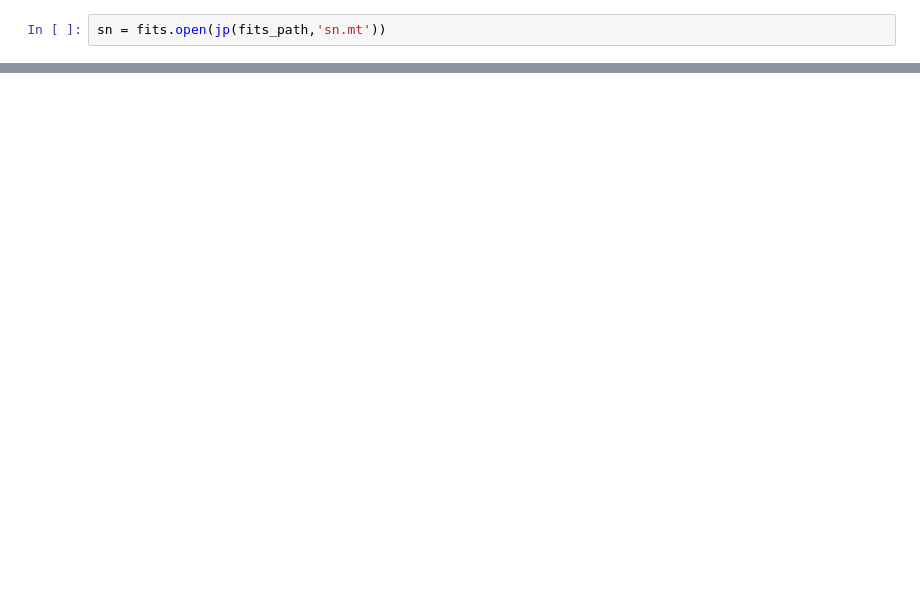
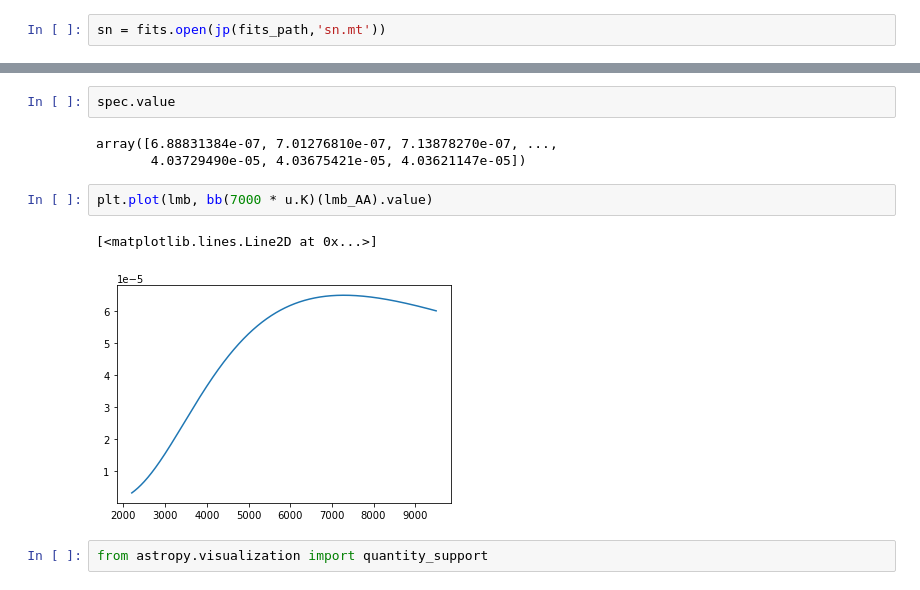
Before and after one commit to mlincett/sn1987a-spectroscopy, a Jupyter notebook: notebooks/SN1987A.ipynb, the cells around one changed output, grey strips where cells are left out. Cells and saved outputs as stored; diff of their text form; blank space fills up the shorter version.

```diff
--- a/notebooks/SN1987A.ipynb
+++ b/notebooks/SN1987A.ipynb
@@ -27,0 +90,12 @@ No.    Name      Ver    Type      Cards   Dimensions   Format
+# %%
+spec.value
+# %% [output]
+array([6.88831384e-07, 7.01276810e-07, 7.13878270e-07, ...,
+       4.03729490e-05, 4.03675421e-05, 4.03621147e-05])
+# %%
+plt.plot(lmb, bb(7000 * u.K)(lmb_AA).value)
+# %% [output]
+[<matplotlib.lines.Line2D at 0x...>]
+[figure, added]
+# %%
+from astropy.visualization import quantity_support
```
Also changed, not shown: parts of 16 cells of this notebook.
